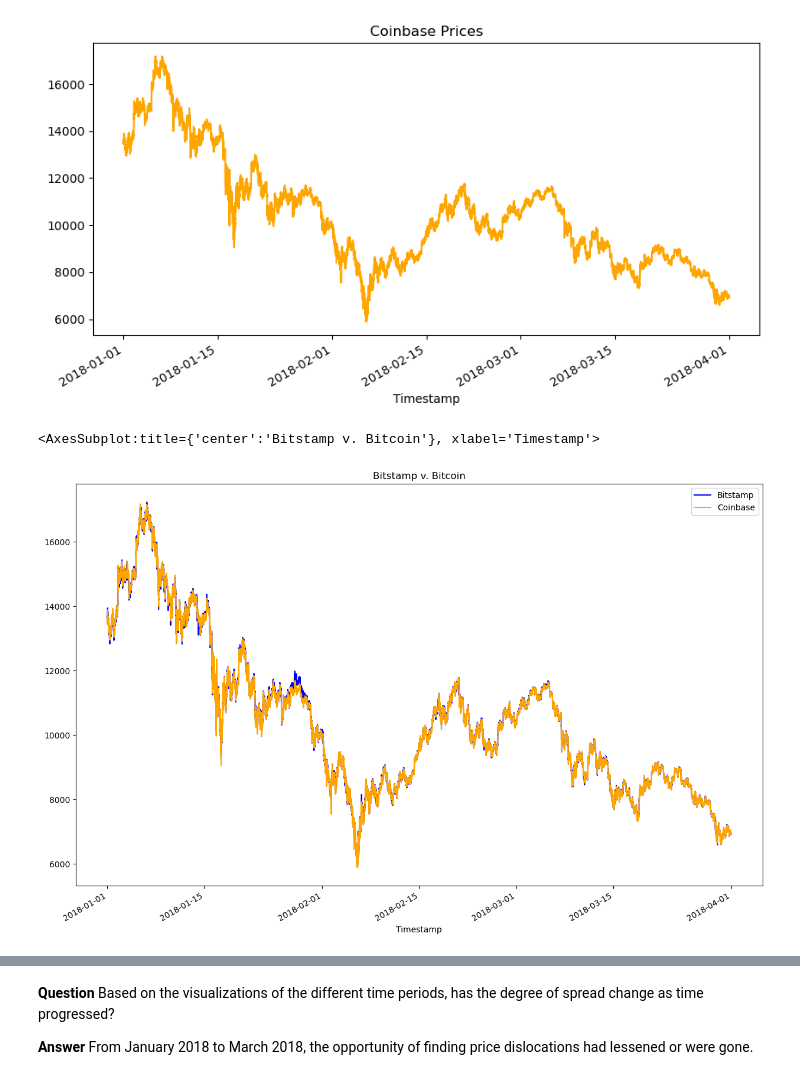
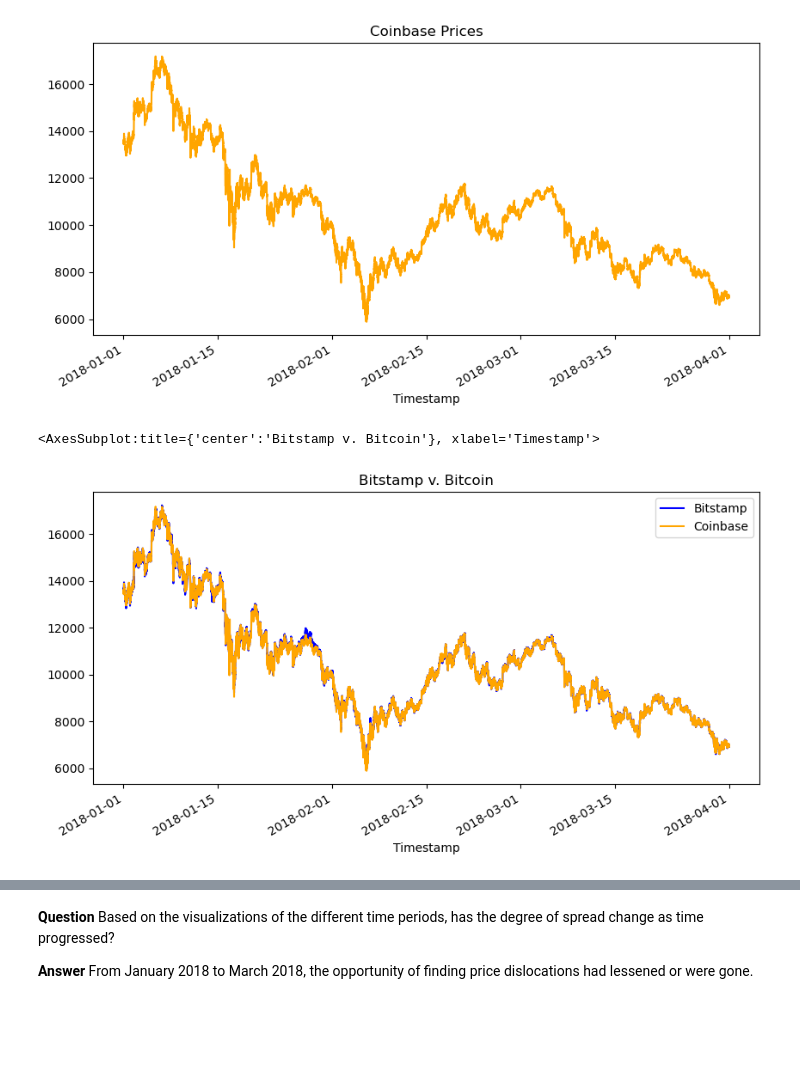
Before and after one commit to AlexanderValenzuela/crypto_arbitrage_BTC, a Jupyter notebook: crypto_arbitrage.ipynb, the cells around one changed output, grey strips where cells are left out. Drawn from its saved outputs; the diff is of its cells as text; code cells hidden in the pictures; blank space fills up the shorter version.

```diff
--- a/crypto_arbitrage.ipynb
+++ b/crypto_arbitrage.ipynb
@@ -114,7 +116,8 @@ To prepare and clean your data for analysis, complete the following steps:
 ### Step 1: For the bitstamp DataFrame, replace or drop all `NaN`, or missing, values in the DataFrame.
 # %%
 # For the bitstamp DataFrame, replace or drop all NaNs or missing values in the DataFrame
-bitstamp.isnull().dropna()
+bitstamp = bitstamp.dropna()
+bitstamp
 # %% [output]
 |  | Open | High | Low | Close | BTC Volume | USD Volume | Weighted Price |
 | Timestamp |  |  |  |  |  |  |  |
@@ -169,0 +182,4 @@ dtype: object
+# %%
+# For the bitstamp DataFrame, replace or drop all NaNs or missing values in the DataFrame
+coinbase = coinbase.dropna()
+coinbase
@@ -185,6 +234,5 @@ dtype: object
 # %%
 # Review the data for duplicate values, and drop them if necessary
-bitstamp = bitstamp.drop_duplicates()
-bitstamp.duplicated().sum()
+coinbase.duplicated().sum()
 # %% [output]
 0
@@ -338,12 +357,12 @@ coinbase['Close'].plot(figsize=(10,5), title="Coinbase Prices",color="orange")
 # %%
 # Overlay the visualizations for the bitstamp and coinbase DataFrames in one plot
 # The plot should visualize the prices over the full lenth of the dataset
 # Be sure to include the parameters: legend, figure size, title, and color and label
-bitstamp['Close'].plot(legend=True,figsize=(15,10), title="Bitstamp v. Bitcoin", color="blue", label="Bitstamp")
-coinbase['Close'].plot(legend=True,figsize=(15,10), color="orange", label="Coinbase")
+bitstamp['Close'].plot(legend=True,figsize=(10,5), title="Bitstamp v. Bitcoin", color="blue", label="Bitstamp")
+coinbase['Close'].plot(legend=True,figsize=(10,5), color="orange", label="Coinbase")
 # %% [output]
 <AxesSubplot:title={'center':'Bitstamp v. Bitcoin'}, xlabel='Timestamp'>
-[figure, old version]
+[figure, new version]
 # %%
 # Using the loc and plot functions, create an overlay plot that visualizes
 # the price action of both DataFrames for a one month period early in the dataset
```
Also changed, not shown: parts of 51 cells of this notebook.
